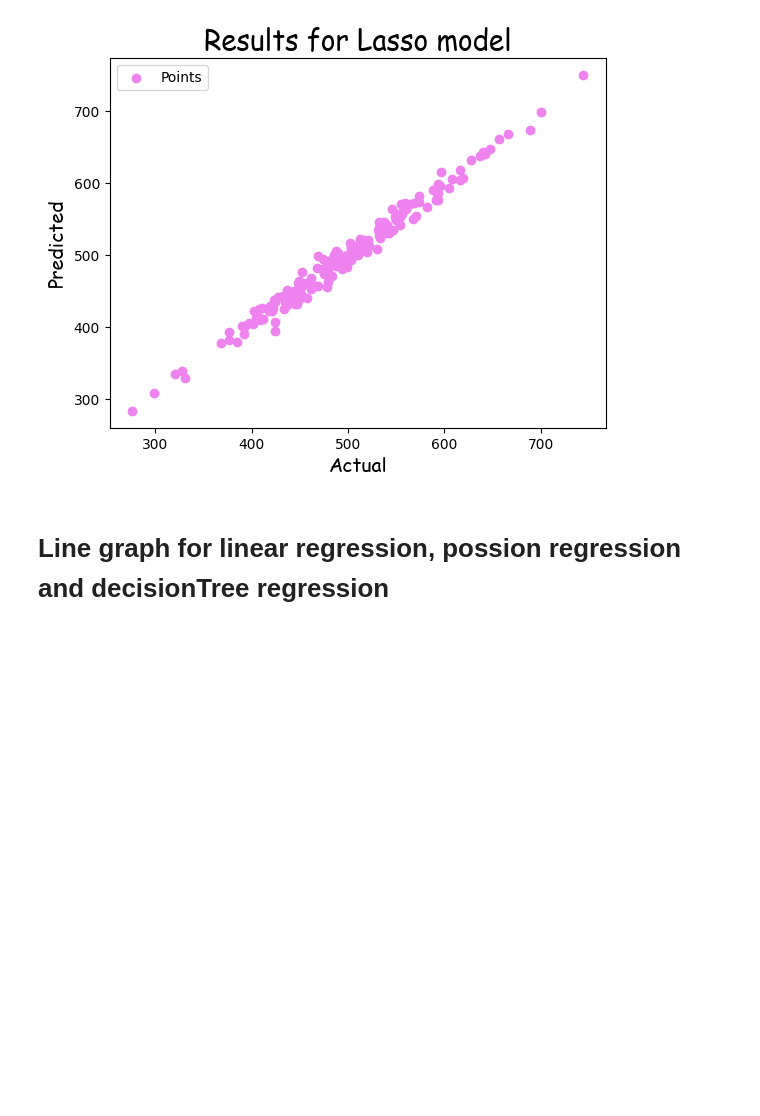
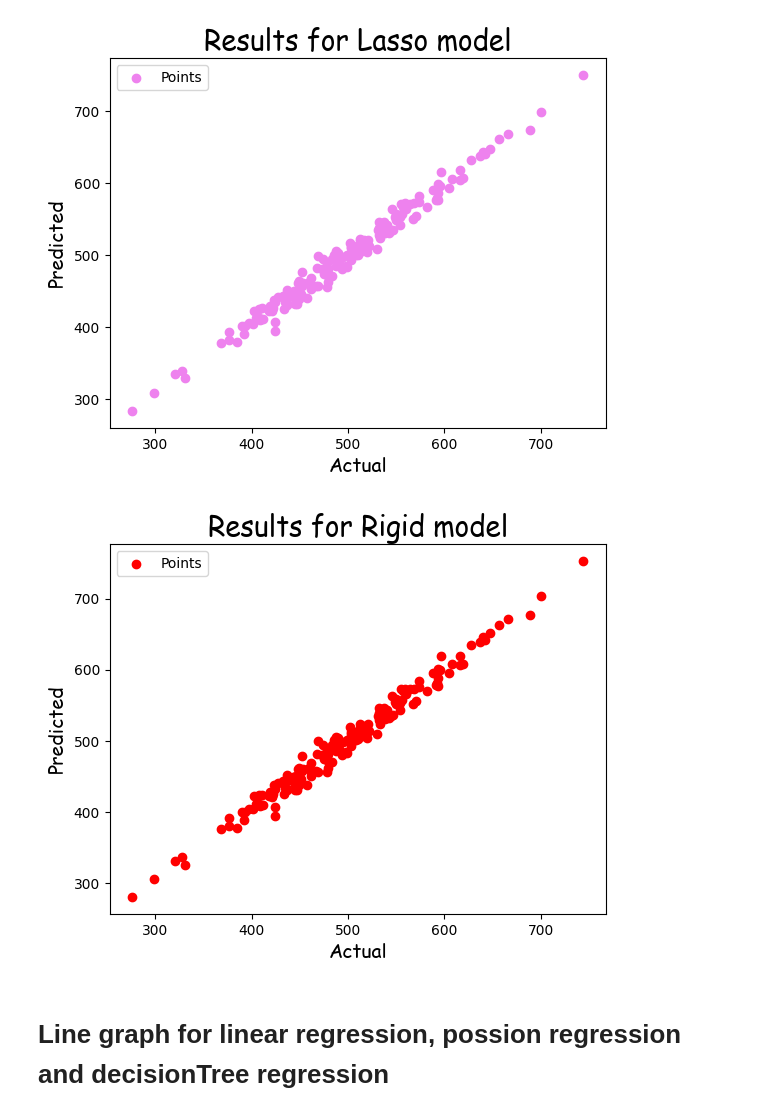
Before and after one commit to siddh34/DSML-Project, a Jupyter notebook: analysis.ipynb, the cells around one changed output. Cells and saved outputs as stored; diff of their text form; code cells hidden in the pictures; blank space fills up the shorter version.

Commit message:
Added more models

```diff
--- a/analysis.ipynb
+++ b/analysis.ipynb
@@ -229,10 +229,13 @@ dt = DecisionTreeRegressor()
 from sklearn.svm import SVR
 from sklearn.svm import LinearSVR
 # regressorVec = SVR(kernel='rbf', C=1, epsilon=10)
-regressorVec = LinearSVR()
+regressorVec = LinearSVR(max_iter=10000)
 # %%
 from sklearn.linear_model import Lasso
 lasso = Lasso(alpha=1)
+# %%
+from sklearn.linear_model import Ridge
+ridge = Ridge(alpha=1.0)
 # %%
 # Fitting the models
 
@@ -246,6 +249,8 @@ regressorVec.fit(x_train, y_train)
 
 lasso.fit(x_train, y_train)
 
+ridge.fit(x_train, y_train)
+
 print("Done")
 # %% [output]
 Done
@@ -368,3 +373,7 @@ print(lassoPredict)
  463.05419774 570.93792526 557.29989461 571.39043146 451.21078252
  542.62253376 607.17242723 558.04854975 480.23019627 554.73142396
  487.41945112 750.62499279 340.07963674 505.59285397 641.29109991]
+# %%
+rigidPred = ridge.predict(x_test)
+
+print(rigidPred)
@@ -652,6 +699,24 @@ plt.savefig("ResultsSVR.png",dpi=300)
 plt.show()
 # %% [output]
 [figure]
+# %%
+# figure size
+# plt.figure(figsize={5,8})
+# title
+plt.title("Results for Rigid model", fontdict={'fontname': 'comic sans MS', 'fontsize': 20})
+# plot graph
+plt.scatter(y_test,rigidPred,color='red',label="Points")
+# x and y
+plt.xlabel("Actual",fontdict={'fontname': 'comic sans MS', 'fontsize': 14})
+plt.ylabel("Predicted",fontdict={'fontname': 'comic sans MS', 'fontsize': 14})
+# legends
+plt.legend(loc='upper left');
+# saving the plot
+plt.savefig("ResultsRigid.png",dpi=300)
+# show graph
+plt.show()
+# %% [output]
+[figure, added]
 # %% [markdown]
 # Line graph for linear regression, possion regression and decisionTree regression
 # %%
```
Also changed, not shown: parts of 27 cells of this notebook, 2 other files.
